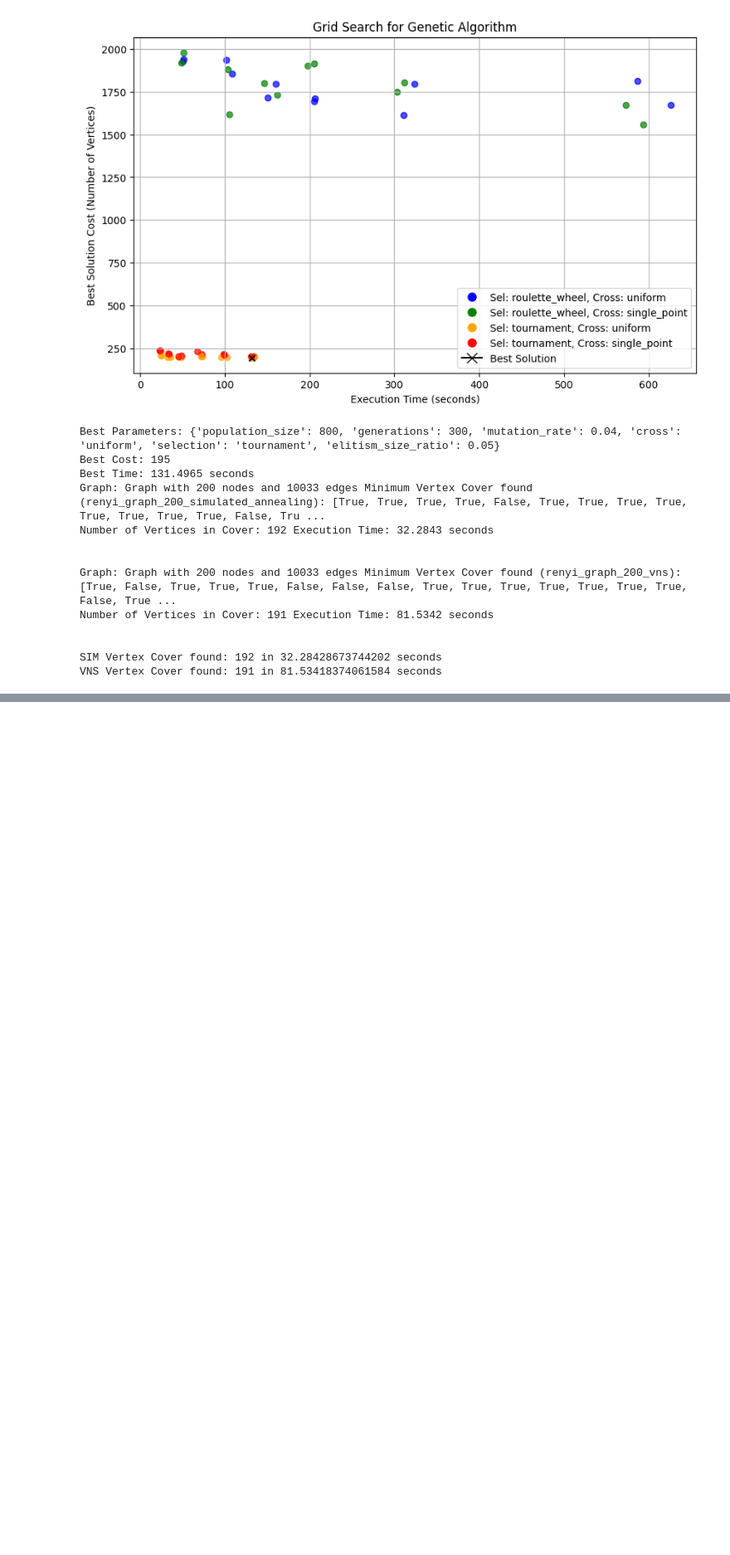
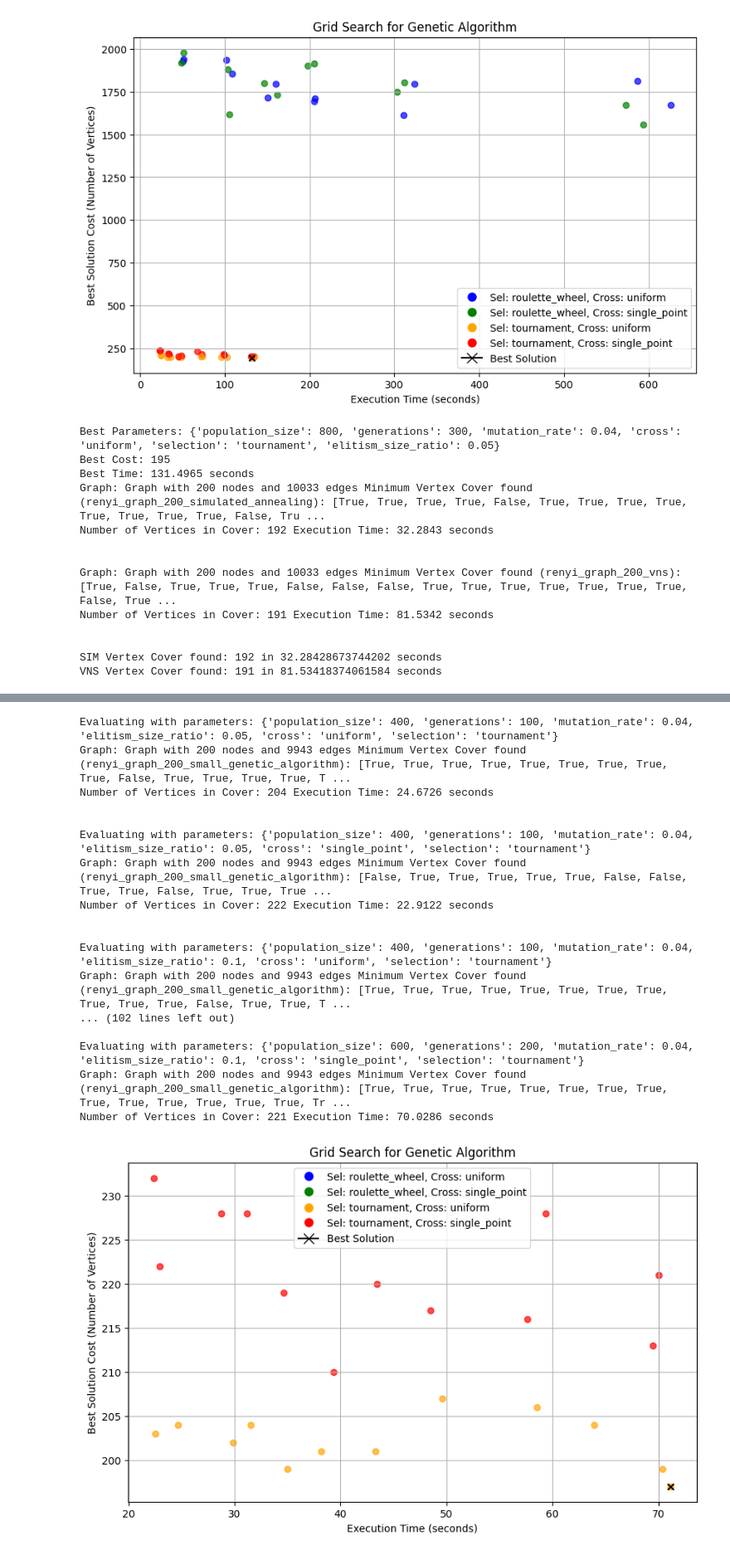
Before and after one commit to TinovoS/Minimum_Vertex_Cover, a Jupyter notebook: Graphs_Testing.ipynb, the cells around one changed output, grey strips where cells are left out. Shown at 83% size. Cells and saved outputs as stored; diff of their text form; code cells hidden in the pictures; blank space fills up the shorter version.

```diff
--- a/Graphs_Testing.ipynb
+++ b/Graphs_Testing.ipynb
@@ -470,0 +620,36 @@ VNS Vertex Cover found: 191 in 81.53418374061584 seconds
+# %%
+G = nx.erdos_renyi_graph(200, 0.5)
+param_grid = {
+    'population_size' : [400,500,600],
+    'generations' : [100,200],
+    'mutation_rate' : [0.04],
+    'elitism_size_ratio' : [0.05, 0.1],
+    'cross' : ["uniform","single_point"],
+    'selection' : ["tournament"]
+}
+
+
+best_params, best_cost, best_time = grid_search_ga("renyi_graph_200_small","genetic_algorithm",G, param_grid)
+sim_cost, sim_time = evaluate(G,"sim","none","renyi_graph_200_small")
+vns_cost, vns_time = evaluate(G,"vns","none","renyi_graph_200_small")
+print(f"SIM Vertex Cover found: {sim_cost} in {sim_time} seconds")
+print(f"VNS Vertex Cover found: {vns_cost} in {vns_time} seconds")
+# %% [output]
+Evaluating with parameters: {'population_size': 400, 'generations': 100, 'mutation_rate': 0.04, 'elitism_size_ratio': 0.05, 'cross': 'uniform', 'selection': 'tournament'}
+Graph: Graph with 200 nodes and 9943 edges Minimum Vertex Cover found (renyi_graph_200_small_genetic_algorithm): [True, True, True, True, True, True, True, True, True, False, True, True, True, True, T ...
+Number of Vertices in Cover: 204 Execution Time: 24.6726 seconds
+
+
+Evaluating with parameters: {'population_size': 400, 'generations': 100, 'mutation_rate': 0.04, 'elitism_size_ratio': 0.05, 'cross': 'single_point', 'selection': 'tournament'}
+Graph: Graph with 200 nodes and 9943 edges Minimum Vertex Cover found (renyi_graph_200_small_genetic_algorithm): [False, True, True, True, True, True, False, False, True, True, False, True, True, True ...
+Number of Vertices in Cover: 222 Execution Time: 22.9122 seconds
+
+
+Evaluating with parameters: {'population_size': 400, 'generations': 100, 'mutation_rate': 0.04, 'elitism_size_ratio': 0.1, 'cross': 'uniform', 'selection': 'tournament'}
+Graph: Graph with 200 nodes and 9943 edges Minimum Vertex Cover found (renyi_graph_200_small_genetic_algorithm): [True, True, True, True, True, True, True, True, True, True, True, False, True, True, T ...
+... (102 lines left out)
+
+Evaluating with parameters: {'population_size': 600, 'generations': 200, 'mutation_rate': 0.04, 'elitism_size_ratio': 0.1, 'cross': 'single_point', 'selection': 'tournament'}
+Graph: Graph with 200 nodes and 9943 edges Minimum Vertex Cover found (renyi_graph_200_small_genetic_algorithm): [True, True, True, True, True, True, True, True, True, True, True, True, True, True, Tr ...
+Number of Vertices in Cover: 221 Execution Time: 70.0286 seconds
+[figure, added]
```
Also changed, not shown: parts of 4 cells of this notebook, 12 other files.
